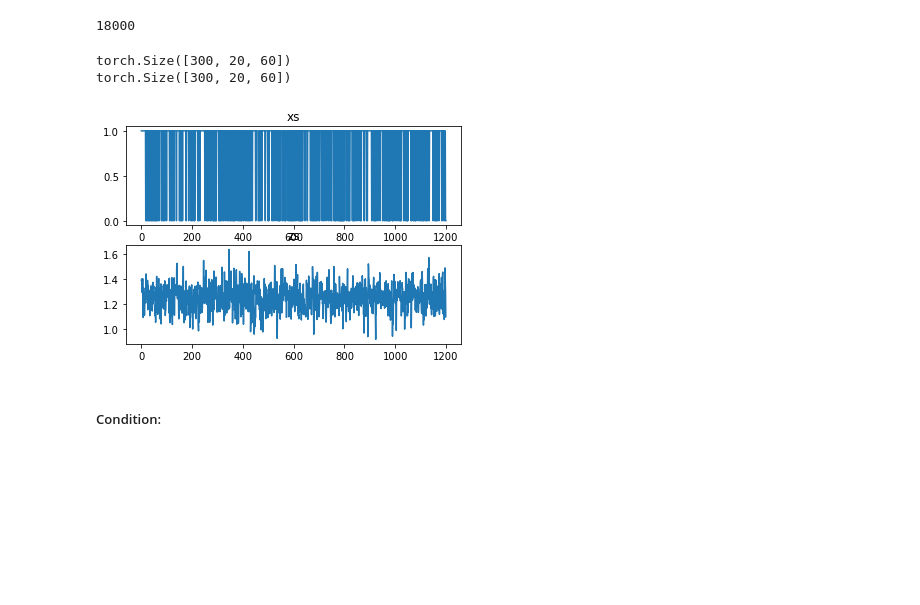
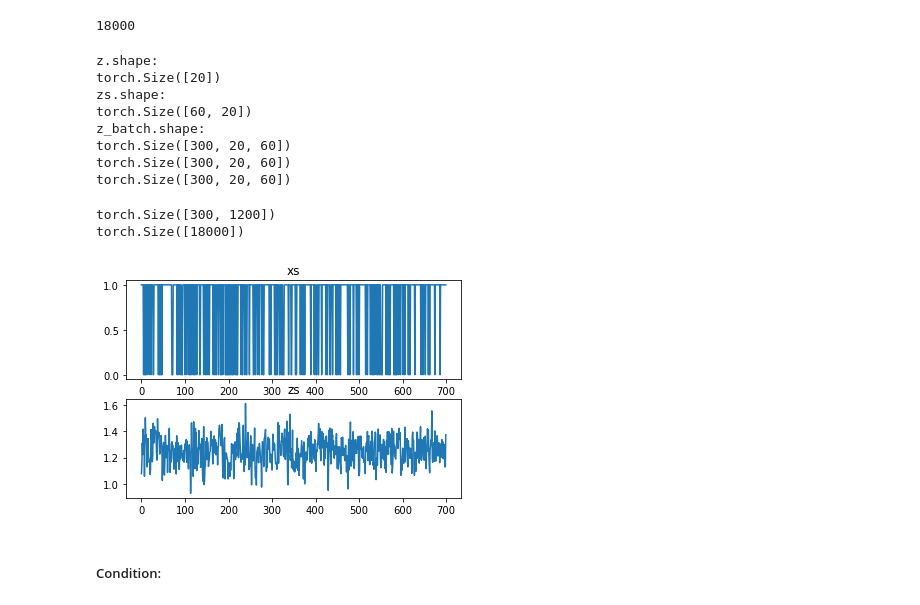
Before and after one commit to dglyzin/epireadgen, a Jupyter notebook: notebooks/pyro_hmm.ipynb, the cells around one changed output. Drawn from its saved outputs; the diff is of its cells as text; code cells hidden in the pictures; blank space fills up the shorter version.

```diff
--- a/notebooks/pyro_hmm.ipynb
+++ b/notebooks/pyro_hmm.ipynb
@@ -58,21 +72,33 @@ def model1(z0, T_seq, T_bseq, K):
 # %%
 xs, zs = model1(1.0, 18000, 60, 20)
-print(xs.shape)
-print(zs.shape)
 # %% [output]
+z.shape:
+torch.Size([20])
+zs.shape:
+torch.Size([60, 20])
+z_batch.shape:
 torch.Size([300, 20, 60])
 torch.Size([300, 20, 60])
+torch.Size([300, 20, 60])
+# %%
+print(torch.flatten(zs, 1).shape)
+print(torch.flatten(xs[:, -1, :], 0).shape)
+# %% [output]
+torch.Size([300, 1200])
+torch.Size([18000])
 # %%
 fig, axs = plt.subplots(2, 1)
 
-axs.flat[0].plot(torch.flatten(xs, 1)[-1])
+# plot last (from K=20) global sequence:
+# only 700 of them for convenience:
+axs.flat[0].plot(torch.flatten(xs[:, -1, :], 0)[:700])
 axs.flat[0].set_title("xs")
-axs.flat[1].plot(torch.flatten(zs, 1)[-1])
+axs.flat[1].plot(torch.flatten(zs[:, -1, :], 0)[:700])
 axs.flat[1].set_title("zs")
 
 plt.show()
 # %% [output]
-[figure, old version]
+[figure, new version]
 # %% [markdown]
 ##### Condition:
 # %%
```
Also changed, not shown: parts of 4 cells of this notebook, 2 other files.
